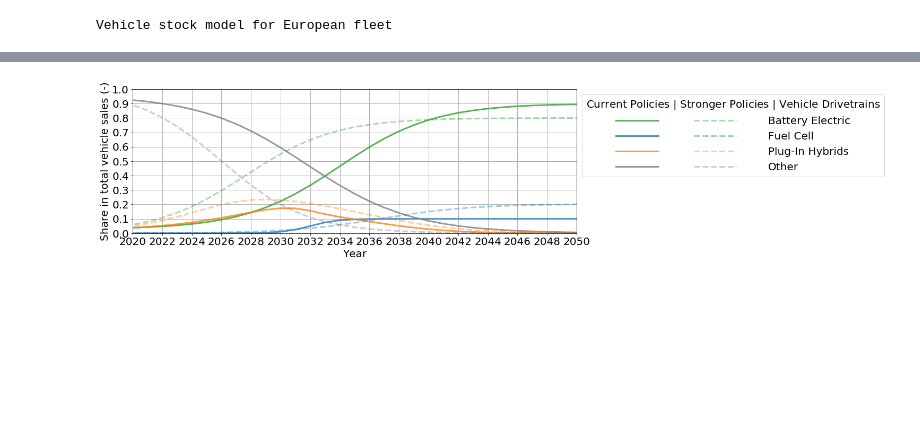
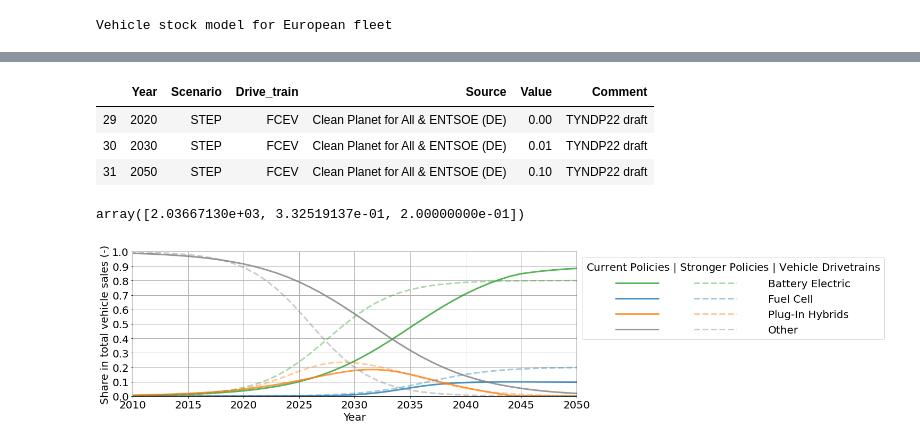
Before and after one commit to fernaag/V2G_in_EU, a Jupyter notebook: data/data_handling_scripts/EV_penetration.ipynb, the cells around one changed output, grey strips where cells are left out. Saved outputs shown, nothing was run; the diff lists cells and outputs as text; code cells hidden in the pictures; blank space fills up the shorter version.

```diff
--- a/data/data_handling_scripts/EV_penetration.ipynb
+++ b/data/data_handling_scripts/EV_penetration.ipynb
@@ -156,4 +156,17 @@ df.tail()
 # %%
 from scipy.optimize import curve_fit
-from logistic import logistic as logistic
+def logistic(x,x0,k,l):
+    return l / (1 + np.exp(-k*(x-x0)))
+# from logistic import logistic as logistic
+# %%
+df.loc[(df['Scenario']=='STEP') & (df['Drive_train']=="FCEV")]
+# %% [output]
+|  | Year | Scenario | Drive_train | Source | Value | Comment |
+| 29 | 2020 | STEP | FCEV | Clean Planet for All & ENTSOE (DE) | 0.00 | TYNDP22 draft |
+| 30 | 2030 | STEP | FCEV | Clean Planet for All & ENTSOE (DE) | 0.01 | TYNDP22 draft |
+| 31 | 2050 | STEP | FCEV | Clean Planet for All & ENTSOE (DE) | 0.10 | TYNDP22 draft |
+# %%
+popt
+# %% [output]
+array([2.03667130e+03, 3.32519137e-01, 2.00000000e-01])
 # %%
@@ -190,40 +217,40 @@ t = np.arange(1950,2051)
 # %%
 from matplotlib import rc
 import warnings
 warnings.filterwarnings("ignore")
 # layout
 # rc('font',**{'family':'serif','serif':['Computer Modern Roman']})
 # rc('text', usetex=True)
 fig = plt.figure(figsize=[15, 5], facecolor ='white')
 plt.rcParams.update({'font.size': 20})
 transp_steps = 0.8
 transp_sds = 0.4
 # plotting
 # Current policies
-plt.plot(t[69:], dt_fit[0,0,69:], label=' ', linewidth = 3, alpha = transp_steps, color = 'tab:green')
-plt.plot(t[69:], dt_fit[0,3,69:], label=' ', linewidth = 3, alpha = transp_steps, color = 'tab:blue')
-plt.plot(t[69:], dt_fit[0,1,69:], label=' ', linewidth = 3, alpha = transp_steps, color = 'tab:orange')
-plt.plot(t[69:], dt_fit[0,2,69:], label=' ', linewidth = 3, alpha = transp_steps, color = 'tab:gray')
+plt.plot(t[59:], dt_fit[0,0,59:], label=' ', linewidth = 3, alpha = transp_steps, color = 'tab:green')
+plt.plot(t[59:], dt_fit[0,3,59:], label=' ', linewidth = 3, alpha = transp_steps, color = 'tab:blue')
+plt.plot(t[59:], dt_fit[0,1,59:], label=' ', linewidth = 3, alpha = transp_steps, color = 'tab:orange')
+plt.plot(t[59:], dt_fit[0,2,59:], label=' ', linewidth = 3, alpha = transp_steps, color = 'tab:gray')
 # Stronger policies
-plt.plot(t[69:], dt_fit[1,0,69:], label='Battery Electric', linewidth = 3, alpha = transp_sds, color = 'tab:green', linestyle = '--')
-plt.plot(t[69:], dt_fit[1,3,69:], label='Fuel Cell', linewidth = 3, alpha = transp_sds, color = 'tab:blue', linestyle = '--')
-plt.plot(t[69:], dt_fit[1,1,69:], label='Plug-In Hybrids', linewidth = 3, alpha = transp_sds, color = 'tab:orange', linestyle = '--')
-plt.plot(t[69:], dt_fit[1,2,69:], label='Other', linewidth = 3, alpha = transp_sds, color = 'tab:gray', linestyle = '--')
+plt.plot(t[59:], dt_fit[1,0,59:], label='Battery Electric', linewidth = 3, alpha = transp_sds, color = 'tab:green', linestyle = '--')
+plt.plot(t[59:], dt_fit[1,3,59:], label='Fuel Cell', linewidth = 3, alpha = transp_sds, color = 'tab:blue', linestyle = '--')
+plt.plot(t[59:], dt_fit[1,1,59:], label='Plug-In Hybrids', linewidth = 3, alpha = transp_sds, color = 'tab:orange', linestyle = '--')
+plt.plot(t[59:], dt_fit[1,2,59:], label='Other', linewidth = 3, alpha = transp_sds, color = 'tab:gray', linestyle = '--')
 # data points
 # plt.plot(df.loc[(df['Scenario']=='Low') & (df['Drive_train']=='BEV'), 'Time'].values, df.loc[(df['Scenario']=='Low') & (df['Drive_train']=='BEV'), 'value'].values, 'x', label='Low data')
 plt.legend(loc = 'upper left', bbox_to_anchor=(1,1), title = r'Current Policies $\vert$ Stronger Policies $\vert$ Vehicle Drivetrains', ncol = 2, columnspacing = 0, handletextpad = 3, handlelength = 4)
 plt.ylabel('Share in total vehicle sales (-)')
 # ax.set_title('V2G ratio scenarios'.format(s))
 plt.xlabel('Year')
 plt.grid(linewidth = 1)
-plt.xlim((2020, 2050))
-plt.xticks(np.arange(2020, 2051, 2))
+plt.xlim((2010, 2050))
+plt.xticks(np.arange(2010, 2051, 5))
 plt.yticks(np.arange(0, 1.1, 0.1))
 plt.ylim((0, 1))
 plt.savefig('vehicle_sales_drivetrain.pdf', bbox_inches = 'tight')
 plt.savefig('vehicle_sales_drivetrains.png', bbox_inches = 'tight')
 # %% [output]
-[figure, old version]
+[figure, new version]
 # %%
 from matplotlib import rc
 import warnings
```
Also changed, not shown: parts of 4 cells of this notebook, 4 other files.
